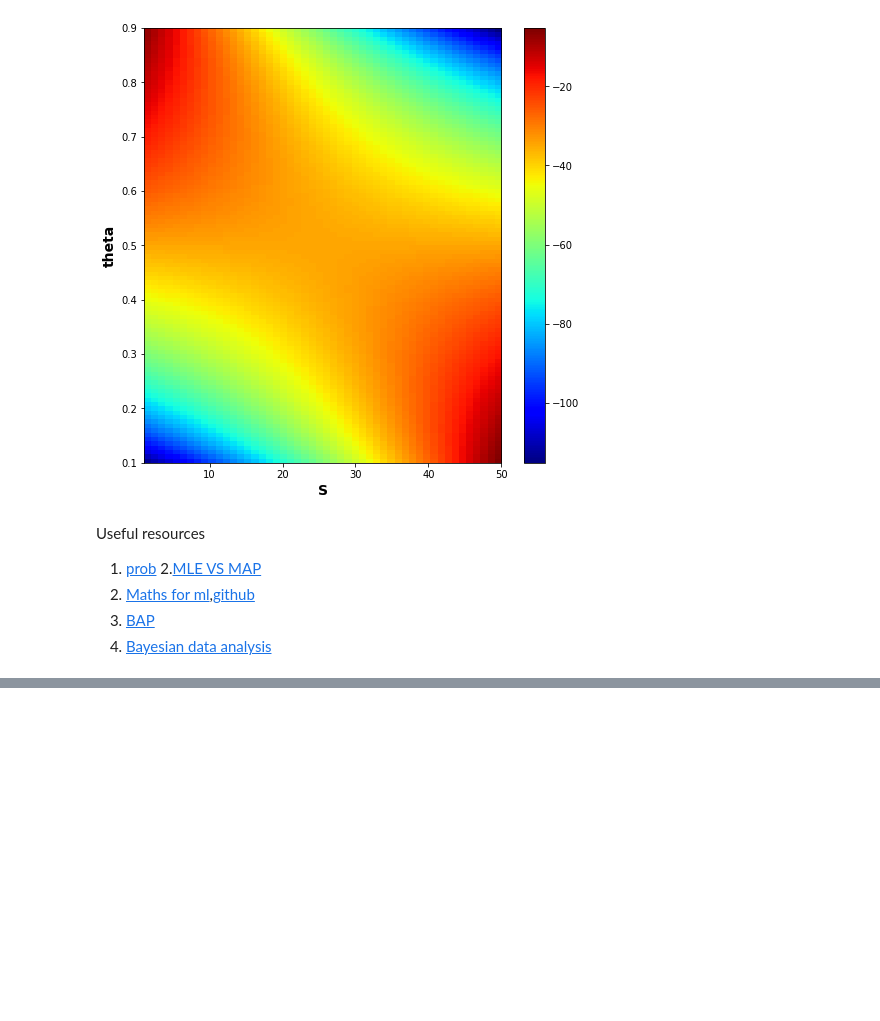
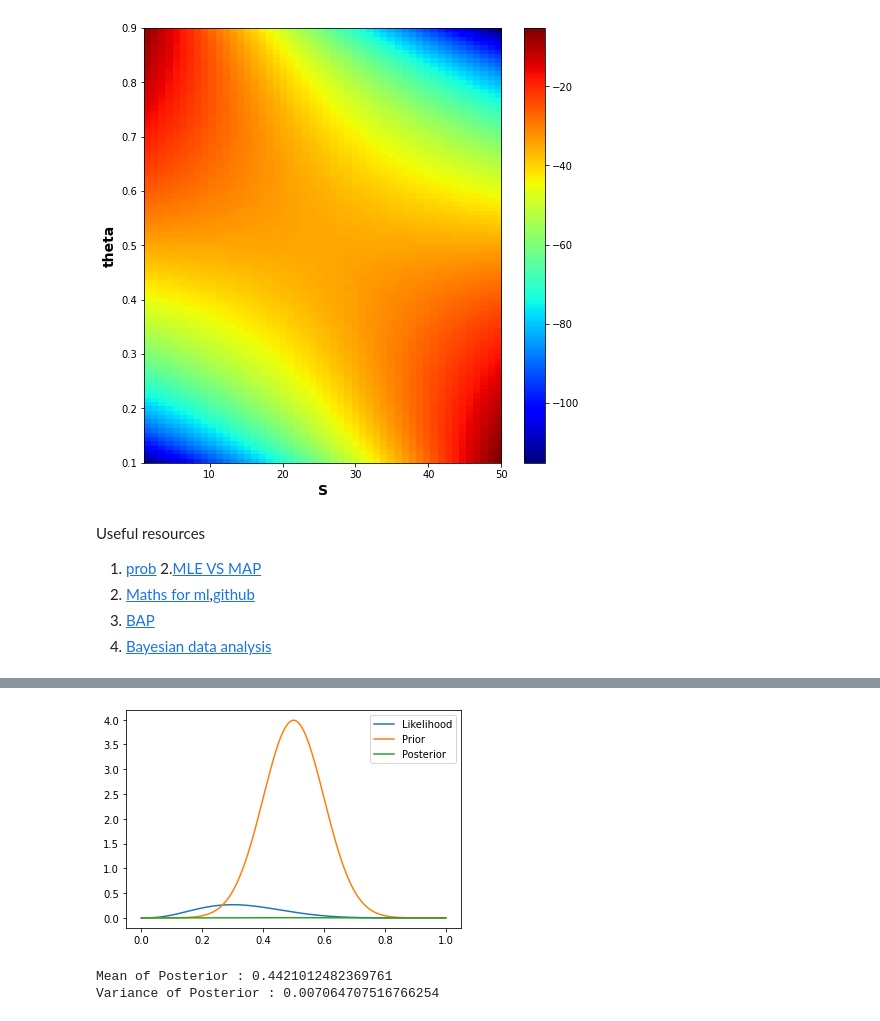
Before and after one commit to vin136/NN-foundations, a Jupyter notebook: Estimating_Probabilities.ipynb, the cells around one changed output, grey strips where cells are left out. Cells and saved outputs as stored; diff of their text form; code cells hidden in the pictures; blank space fills up the shorter version.

```diff
--- a/Estimating_Probabilities.ipynb
+++ b/Estimating_Probabilities.ipynb
@@ -37,0 +78,39 @@ Useful resources
+# %%
+import numpy as np
+import scipy.stats as stats
+import matplotlib.pyplot as plt
+
+
+data = [1, 1, 1, 0, 0, 0, 0, 0, 0, 0]  # 1 for heads, 0 for tails
+n_heads = sum(data)
+n_tails = len(data) - n_heads
+
+prior_mean = 0.5
+prior_std = 0.1
+
+
+# Likelihood
+theta = np.linspace(0, 1, 1000)
+likelihood = stats.binom.pmf(n_heads, len(data), theta)
+
+# Prior
+prior = stats.norm.pdf(theta, prior_mean, prior_std)
+
+# Posterior
+posterior = likelihood * prior
+posterior /= np.sum(posterior)
+# %%
+plt.plot(theta, likelihood, label='Likelihood')
+plt.plot(theta, prior, label='Prior')
+plt.plot(theta, posterior, label='Posterior')
+plt.legend()
+plt.show()
+# %% [output]
+[figure, added]
+# %%
+mean_posterior = sum(posterior*theta)
+variance_posterior = sum(posterior*(theta-mean_posterior)**2)
+print("Mean of Posterior : {} \nVariance of Posterior : {}".format(mean_posterior, variance_posterior))
+# %% [output]
+Mean of Posterior : 0.4421012482369761
+Variance of Posterior : 0.007064707516766254
```
Also changed, not shown: parts of 32 cells of this notebook.
